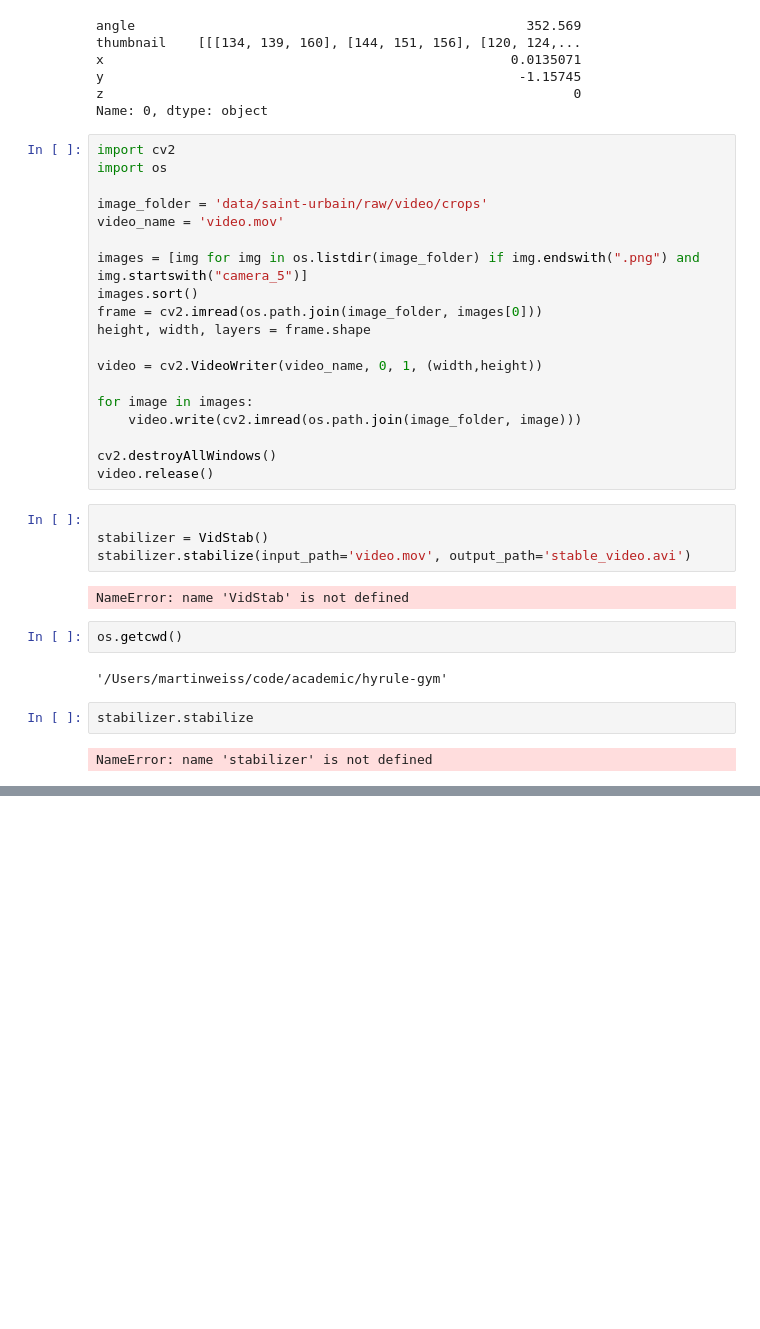
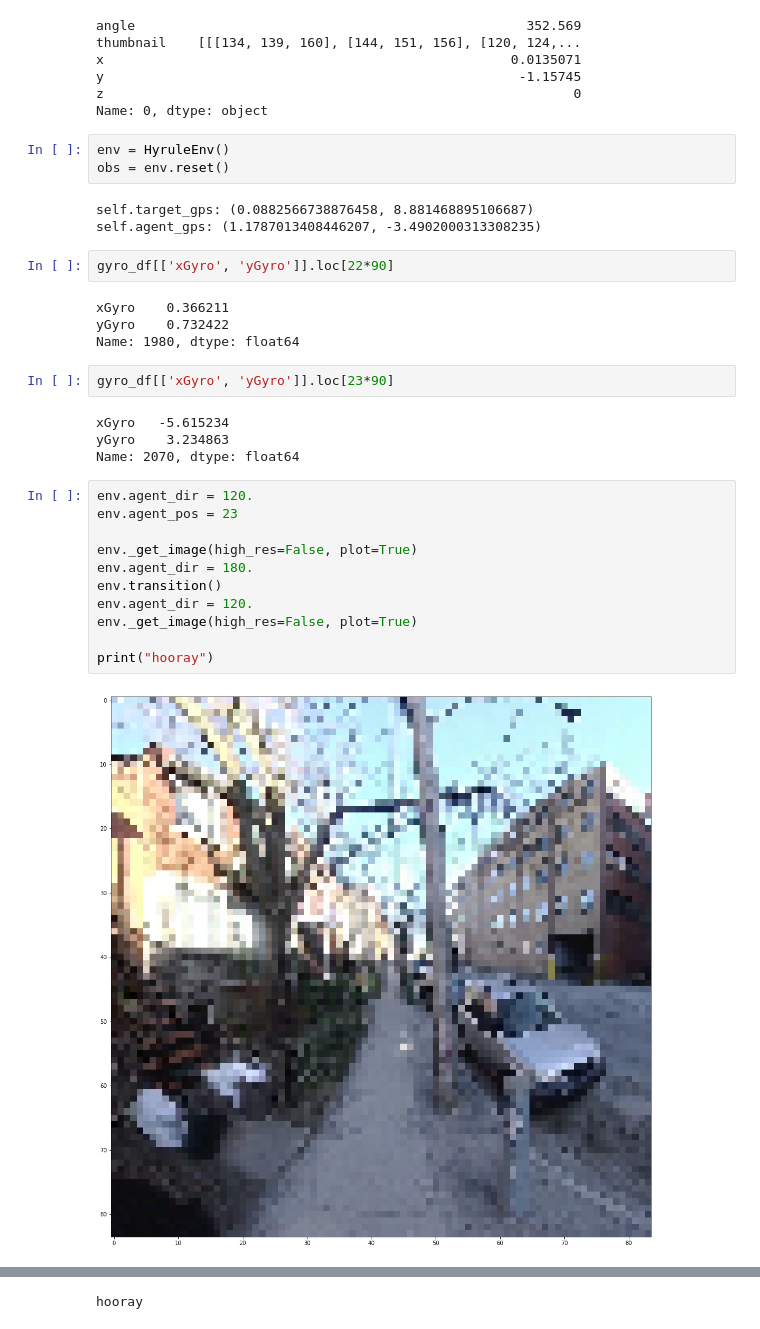
Before and after one commit to mweiss17/hyrule-gym, a Jupyter notebook: video_stabilization.ipynb, the cells around one changed output, grey strips where cells are left out. Saved outputs shown, nothing was run; the diff lists cells and outputs as text; blank space fills up the shorter version.

```diff
--- a/video_stabilization.ipynb
+++ b/video_stabilization.ipynb
@@ -46,36 +49,34 @@ x                                                    0.0135071
 y                                                     -1.15745
 z                                                            0
 Name: 0, dtype: object
-# %%
-import cv2
-import os
-
-image_folder = 'data/saint-urbain/raw/video/crops'
-video_name = 'video.mov'
-
-images = [img for img in os.listdir(image_folder) if img.endswith(".png") and img.startswith("camera_5")]
-images.sort()
-frame = cv2.imread(os.path.join(image_folder, images[0]))
-height, width, layers = frame.shape
-
-video = cv2.VideoWriter(video_name, 0, 1, (width,height))
-
-for image in images:
-    video.write(cv2.imread(os.path.join(image_folder, image)))
-
-cv2.destroyAllWindows()
-video.release()
-# %%
-
-stabilizer = VidStab()
-stabilizer.stabilize(input_path='video.mov', output_path='stable_video.avi')
-# %% [output]
-NameError: name 'VidStab' is not defined
-# %%
-os.getcwd()
-# %% [output]
-'/Users/martinweiss/code/academic/hyrule-gym'
-# %%
-stabilizer.stabilize
-# %% [output]
-NameError: name 'stabilizer' is not defined
+# %%
+env = HyruleEnv()
+obs = env.reset()
+# %% [output]
+self.target_gps: (0.0882566738876458, 8.881468895106687)
+self.agent_gps: (1.1787013408446207, -3.4902000313308235)
+# %%
+gyro_df[['xGyro', 'yGyro']].loc[22*90]
+# %% [output]
+xGyro    0.366211
+yGyro    0.732422
+Name: 1980, dtype: float64
+# %%
+gyro_df[['xGyro', 'yGyro']].loc[23*90]
+# %% [output]
+xGyro   -5.615234
+yGyro    3.234863
+Name: 2070, dtype: float64
+# %%
+env.agent_dir = 120.
+env.agent_pos = 23
+
+env._get_image(high_res=False, plot=True)
+env.agent_dir = 180.
+env.transition()
+env.agent_dir = 120.
+env._get_image(high_res=False, plot=True)
+
+print("hooray")
+# %% [output]
+[figure, added]
@@ -81,0 +84 @@ NameError: name 'stabilizer' is not defined
+hooray
```
Also changed, not shown: parts of 3 cells of this notebook, 4 other files.
